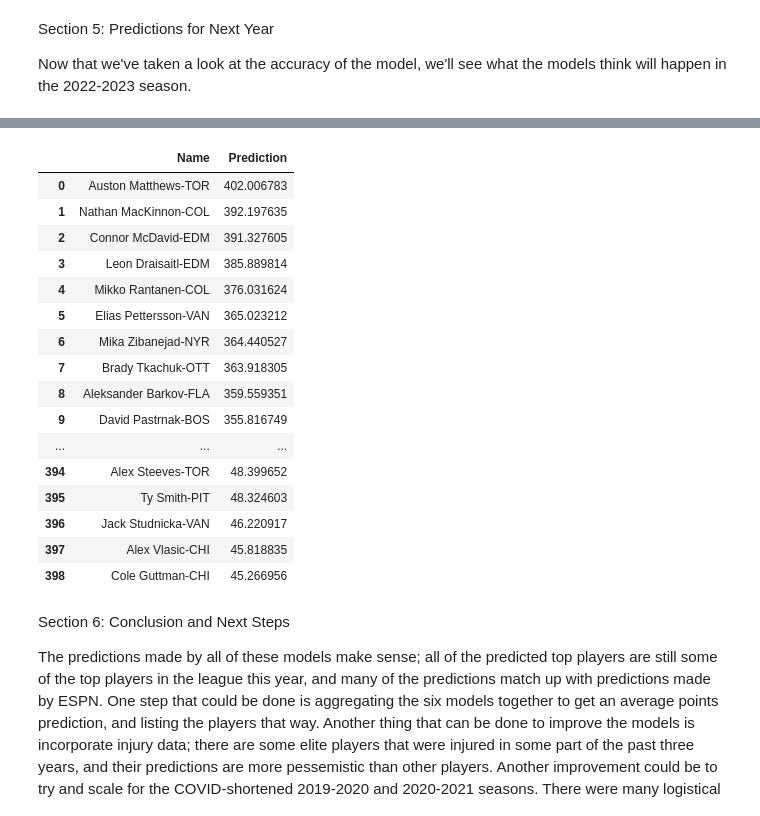
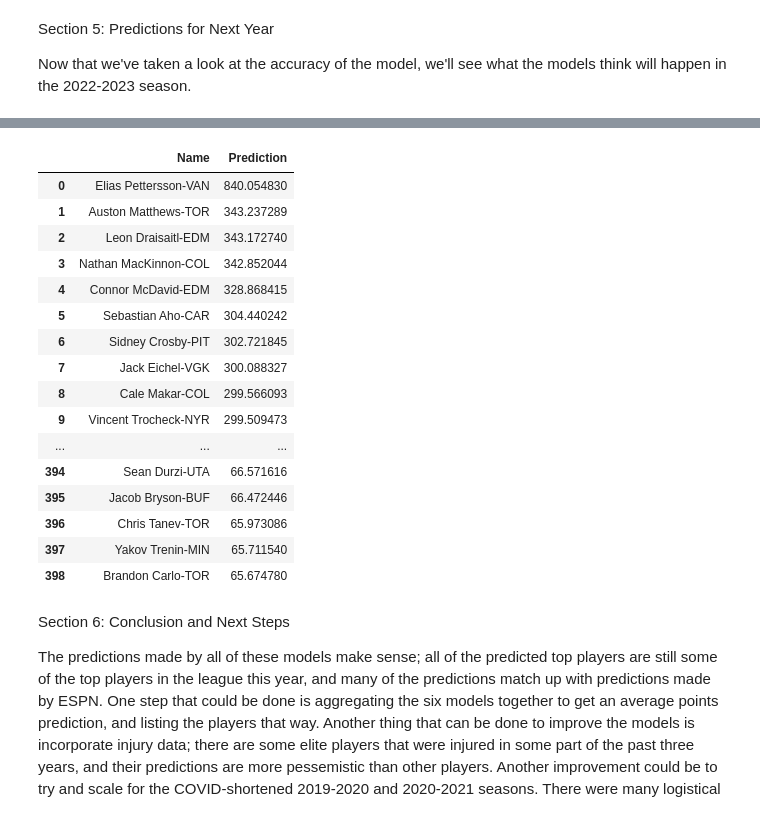
Before and after one commit to chrisberry888/FantasyHockeyAnalyzer, a Jupyter notebook: Fantasy Hockey Analyzer Notebook.ipynb, the cells around one changed output, grey strips where cells are left out. Saved outputs shown, nothing was run; the diff lists cells and outputs as text; code cells hidden in the pictures.

Commit message:
updated for this year. Still need to clean things up

```diff
--- a/Fantasy Hockey Analyzer Notebook.ipynb
+++ b/Fantasy Hockey Analyzer Notebook.ipynb
@@ -40,7 +40,7 @@ The following block does all of the prep work before we start to read the data.
 # %%
 #The current working directory is the main repository directory; these lines set the path to where the data is
 path = os.getcwd()
-data_path = path + '\\data'
+data_path = path + '/data'
 
 #This array makes it easier to format the rotowire data
 rw_labels = ["name", "Team", "Pos", "Games", "Goals", "Assists", "Pts", "+/-", "PIM", "SOG", "GWG", "PP_Goals", "PP_Assists", "SH_Goals", "SH_Assists", "Hits", "Blocked_Shots"]
@@ -52,31 +52,33 @@ The following block takes all of the data in the repository and turns it into ye
 # %%
-#I have data from the 2010-2011 season through the 2022-2023 season.
-#By the end of this block, there will be 12 seasons-worth of data in the "data" variable
+#I have data from the 2010-2011 season through the 2024-2025 season. df_filtered = df[~df['name'].str.contains('Elias Pettersson')]
+#By the end of this block, there will be 14 seasons-worth of data in the "data" variable
 yearly_player_data = []
 
-for i in range(2010, 2023):
+for i in range(2010, 2025):
+
     new_data = []
 
-    #Imports the rotowire and moneypuck datasets from the selected year into rdf and mdf
-    rdf = pd.read_csv(data_path + '\\rotowire_data\\rotowire{}.csv'.format(str(i)))
-    mdf = pd.read_csv(data_path + '\\moneypuck_data\\moneypuck{}.csv'.format(str(i)))
+    #Imports the rotowire and moneypuck datasets from the selected year into rotowire_df and moneypuck_df
+    rotowire_df = pd.read_csv(data_path + '/rotowire_data/rotowire{}.csv'.format(str(i)), names=rw_labels, header=None)
+    moneypuck_df = pd.read_csv(data_path + '/moneypuck_data/moneypuck{}.csv'.format(str(i)))
 
     #Formats the rotowire data
-    rdf.set_axis(rw_labels, axis=1, inplace=True)
-    rdf.drop(index=rdf.index[0], axis=0, inplace=True)
+    rotowire_df = rotowire_df.iloc[2:]
+
+    #Replace arizona with utah
+    rotowire_df['Team'] = rotowire_df['Team'].replace('ARI', 'UTA')
+    moneypuck_df['team'] = moneypuck_df['team'].replace('ARI', 'UTA')
 
     #The Moneypuck data has information about 5-on-5, 5-on-4, 4-on-5, other, and all.
     #For this project I'm just focused on "all" since I suspect it'll give me the best results.
-    mdf = mdf[mdf["situation"] == "all"]
+    moneypuck_df = moneypuck_df[moneypuck_df["situation"] == "all"]
 
     #Combines the "Name" and "Team" columns (There are some players with the same name on different teams)
-    rdf["name"] = rdf["name"] + "-" + rdf["Team"]
-    mdf["name"] = mdf["name"] + "-" + mdf["team"]
-
-
+    rotowire_df["name"] = rotowire_df["name"] + "-" + rotowire_df["Team"]
+    moneypuck_df["name"] = moneypuck_df["name"] + "-" + moneypuck_df["team"]
 
     #Merges the rotowire and moneypuck dataframes
-    new_data = pd.merge(rdf, mdf, on="name")
+    new_data = pd.merge(rotowire_df, moneypuck_df, on="name")
 
     #Changes the name of a few columns in the new dataframe
     new_data = new_data.rename(columns={"name":"Name","faceoffsWon":"Faceoffs_Won","faceoffsLost":"Faceoffs_Lost"})
@@ -103,19 +105,19 @@ The following block takes the yearly data and turns it into ML-readable data. Fo
 ml_data_one_year = pd.DataFrame()
 ml_data_two_year = pd.DataFrame()
 ml_data_three_year = pd.DataFrame()
-for i in range(2011, 2023):
+for i in range(2011, 2025):
     arr = [yearly_player_data[i-2011]]
     points_df = yearly_player_data[i-2010]
     temp = mx.merge_dataframes(arr, points_df)
     ml_data_one_year = pd.concat([ml_data_one_year, temp], ignore_index=True)
 
-for i in range(2012, 2023):
+for i in range(2012, 2025):
     arr = [yearly_player_data[i-2012], yearly_player_data[i-2011]]
     points_df = yearly_player_data[i-2010]
     temp = mx.merge_dataframes(arr, points_df)
     ml_data_two_year = pd.concat([ml_data_two_year, temp], ignore_index=True)
 
-for i in range(2013, 2023):
+for i in range(2013, 2025):
     arr = [yearly_player_data[i-2013], yearly_player_data[i-2012], yearly_player_data[i-2011]]
     points_df = yearly_player_data[i-2010]
     temp = mx.merge_dataframes(arr, points_df)
@@ -396,28 +302,28 @@ display(three_year_df)
 # %%
 extended_preds_df = mx.sum_predictions(big_preds)
-extended_preds_df['Prediction'] = extended_preds_df['Prediction'] / (6 * mpt)
+extended_preds_df['Prediction'] = extended_preds_df['Prediction'] / (3 * mpt)
 extended_preds_df.sort_values(by="Prediction", ascending=False, inplace=True)
 extended_preds_df.reset_index(drop=True, inplace=True)
-
+pd.options.display.max_rows = None
 display(extended_preds_df)
 # %% [output]
 |  | Name | Prediction |
-| 0 | Auston Matthews-TOR | 402.006783 |
-| 1 | Nathan MacKinnon-COL | 392.197635 |
-| 2 | Connor McDavid-EDM | 391.327605 |
-| 3 | Leon Draisaitl-EDM | 385.889814 |
-| 4 | Mikko Rantanen-COL | 376.031624 |
-| 5 | Elias Pettersson-VAN | 365.023212 |
-| 6 | Mika Zibanejad-NYR | 364.440527 |
-| 7 | Brady Tkachuk-OTT | 363.918305 |
-| 8 | Aleksander Barkov-FLA | 359.559351 |
-| 9 | David Pastrnak-BOS | 355.816749 |
+| 0 | Elias Pettersson-VAN | 840.054830 |
+| 1 | Auston Matthews-TOR | 343.237289 |
+| 2 | Leon Draisaitl-EDM | 343.172740 |
+| 3 | Nathan MacKinnon-COL | 342.852044 |
+| 4 | Connor McDavid-EDM | 328.868415 |
+| 5 | Sebastian Aho-CAR | 304.440242 |
+| 6 | Sidney Crosby-PIT | 302.721845 |
+| 7 | Jack Eichel-VGK | 300.088327 |
+| 8 | Cale Makar-COL | 299.566093 |
+| 9 | Vincent Trocheck-NYR | 299.509473 |
 | ... | ... | ... |
-| 394 | Alex Steeves-TOR | 48.399652 |
-| 395 | Ty Smith-PIT | 48.324603 |
-| 396 | Jack Studnicka-VAN | 46.220917 |
-| 397 | Alex Vlasic-CHI | 45.818835 |
-| 398 | Cole Guttman-CHI | 45.266956 |
+| 394 | Sean Durzi-UTA | 66.571616 |
+| 395 | Jacob Bryson-BUF | 66.472446 |
+| 396 | Chris Tanev-TOR | 65.973086 |
+| 397 | Yakov Trenin-MIN | 65.711540 |
+| 398 | Brandon Carlo-TOR | 65.674780 |
 # %% [markdown]
 Section 6: Conclusion and Next Steps
 
```
Also changed, not shown: parts of 13 cells of this notebook.
